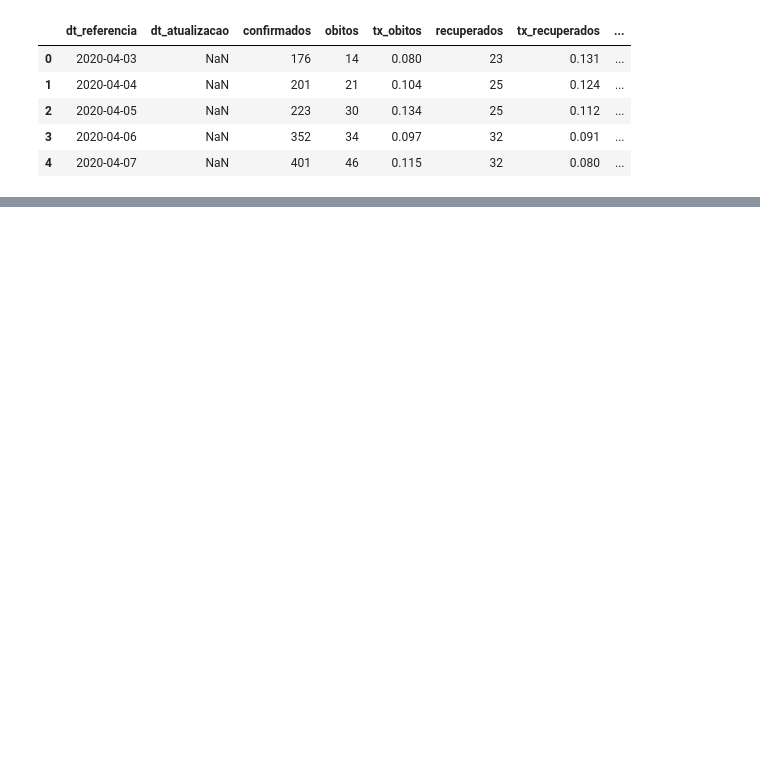
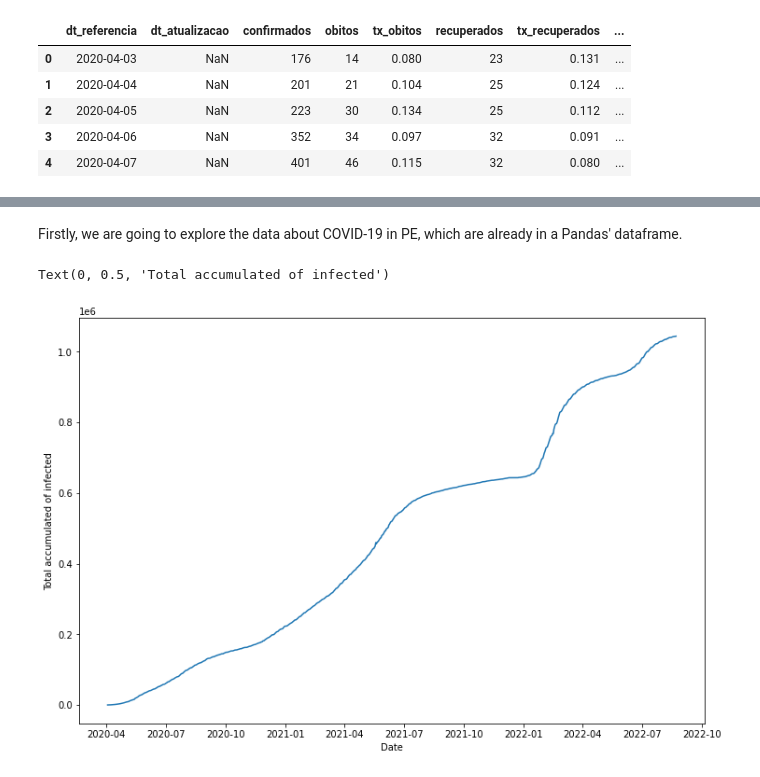
Before and after one commit to SarahLMelo/Covid19VaccineAnalysis, a Jupyter notebook: Primeira Parte (P1)/P1.ipynb, the cells around one changed output, grey strips where cells are left out. Drawn from its saved outputs; the diff is of its cells as text; code cells hidden in the pictures; blank space fills up the shorter version.

```diff
--- a/Primeira Parte (P1)/P1.ipynb
+++ b/Primeira Parte (P1)/P1.ipynb
@@ -114,13 +148,13 @@ Após termos importado na célula anterior as bibliotecas que irão ser necessá
 # %%
-# No código abaixo nós iremos baixar os nossos datasets. Um contém dados sobre a COVID-19 em PE e o outro contém dados sobre a vacinação contra a COVID-19 em PE
-URL = "https://raw.githubusercontent.com/SarahLMelo/Covid19VaccineAnalysis/main/covid19_dataset.csv?token=GHSAT0AAAAAABYLAVRRJQFNNLZM4RXNWDTIYYT3ASA"
+# In the code below we will download our datasets. One contains data on COVID-19 in PE and the other contains data on vaccination against COVID-19 in PE
+URL = "https://raw.githubusercontent.com/SarahLMelo/Covid19VaccineAnalysis/main/covid19_dataset.csv?token=GHSAT0AAAAAABWBDR4RUX47UVKX77MP2X5UYYZIUUA"
 response = requests.get(URL)
 open("covid19_dataset.csv", "wb").write(response.content)
 
-URL = "https://raw.githubusercontent.com/SarahLMelo/Covid19VaccineAnalysis/main/vaccinated_dataset.csv?token=GHSAT0AAAAAABYLAVRQWWBP34XC5QUX7ZTSYYT6BHQ"
+URL = "https://raw.githubusercontent.com/SarahLMelo/Covid19VaccineAnalysis/main/vaccines_dataset.csv?token=GHSAT0AAAAAABWBDR4QEEAMIC6QDBT2K3NAYYZIVCA"
 response = requests.get(URL)
-open("vaccinated_dataset.csv", "wb").write(response.content)
+open("vaccines_dataset.csv", "wb").write(response.content)
 
-# Agora iremos extrair os dados dos nossos datasets (que são arquivos de extensão .CSV) e armazena-los em DataFrames do Pandas
-covid19_dataset = pd.read_csv('/content/dataset.csv', sep=',', on_bad_lines='skip')
-vaccinated_dataset = pd.read_csv('/content/vaccinated_dataset.csv', sep=',', on_bad_lines='skip')
+# Now we will extract the data from our datasets (which are .CSV files) and store them in Pandas DataFrames
+covid19_dataset = pd.read_csv('/content/covid19_dataset.csv', sep=',', on_bad_lines='skip')
+vaccines_dataset = pd.read_csv('/content/vaccines_dataset.csv', sep=',', on_bad_lines='skip')
@@ -305,0 +183,21 @@ plt.legend()
+# %% [markdown]
+Firstly, we are going to explore the data about COVID-19 in PE, which are already in a Pandas' dataframe.
+# %%
+# We will store in a list the dates referring to each data line of our CSV with data about COVID-19 in PE
+dates_covid19_dataset = mdates.datestr2num(covid19_dataset['dt_referencia'].tolist())
+
+# Now let's filter the data about the total accumulated of confirmed cases (total accumulated infected)
+totalOfInfecteds = covid19_dataset['confirmados'].tolist()
+
+# Plotting the data (total accumulated of COVID-19 infected between April 2020 and August 2022 in PE)
+fig, ax = plt.subplots()
+ax.xaxis_date()
+fig.set_figwidth(12)
+fig.set_figheight(8)
+
+plt.plot(dates_covid19_dataset, totalOfInfecteds)
+plt.xlabel("Date")
+plt.ylabel("Total accumulated of infected")
+# %% [output]
+Text(0, 0.5, 'Total accumulated of infected')
+[figure, added]
```
Also changed, not shown: parts of 67 cells of this notebook.
